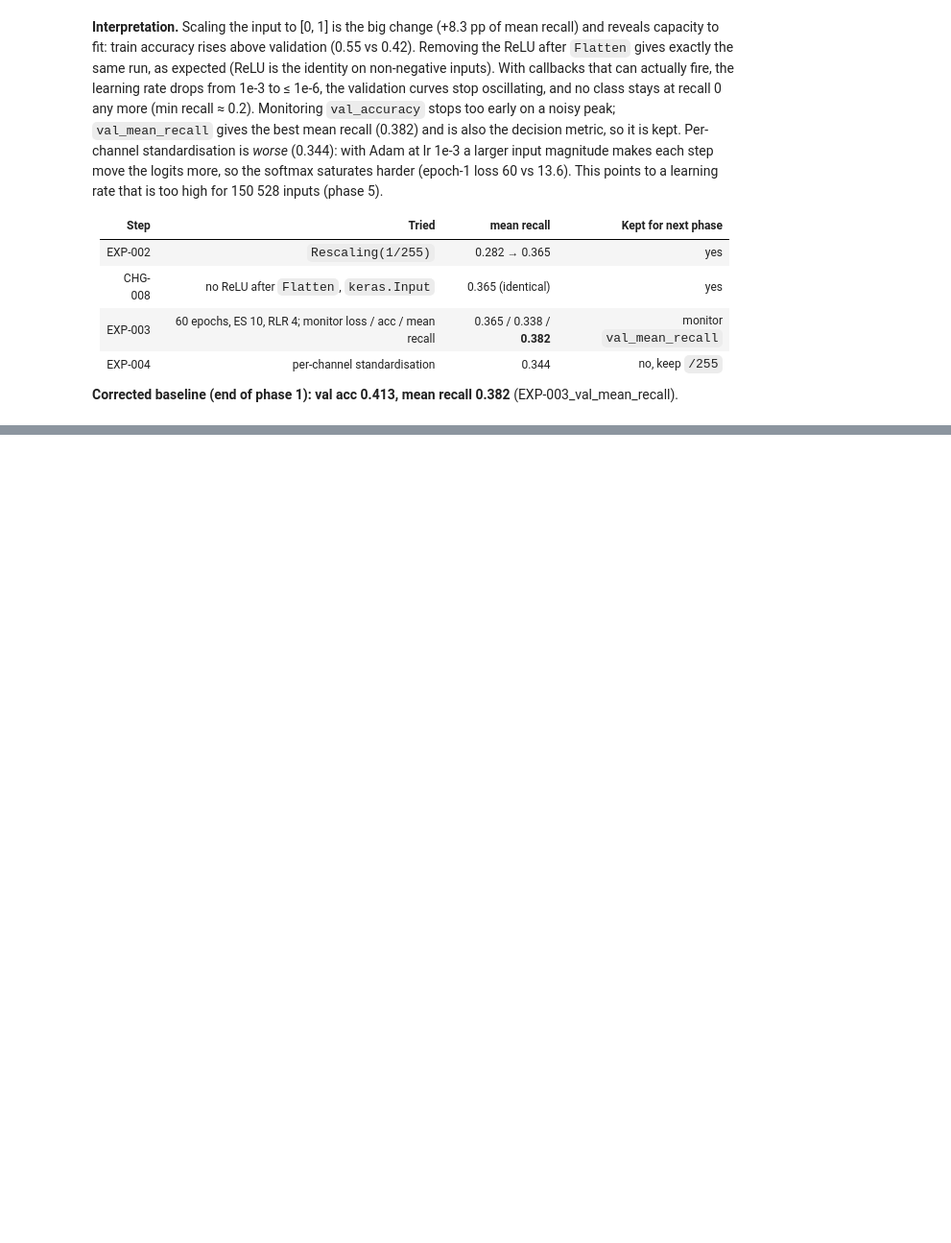
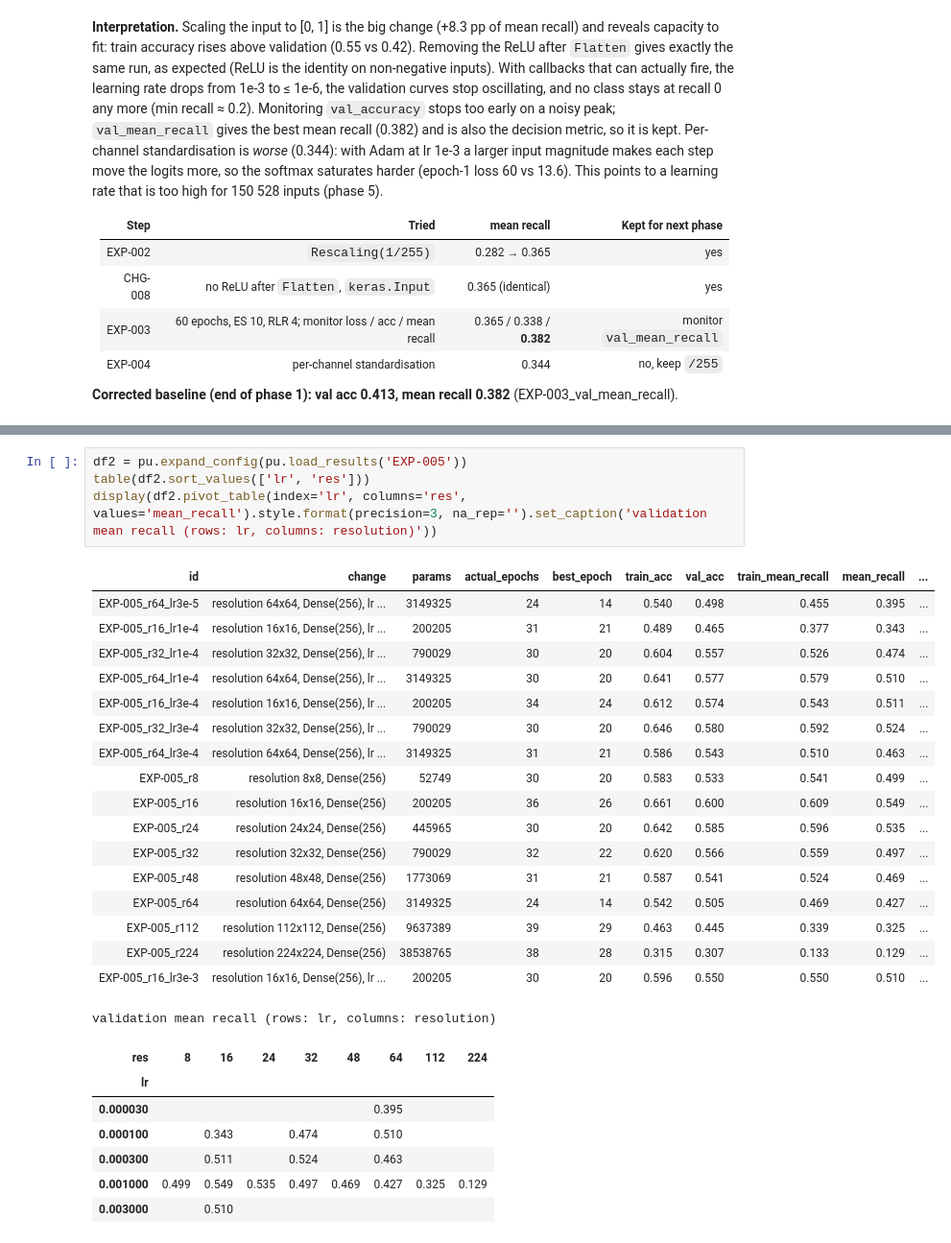
Before and after one commit to alexsierra45/image-recognition, a Jupyter notebook: hyperparameter_sweep.ipynb, the cells around one changed output, grey strips where cells are left out. Shown at 96% size. Cells and saved outputs as stored; diff of their text form; blank space fills up the shorter version.

```diff
--- a/hyperparameter_sweep.ipynb
+++ b/hyperparameter_sweep.ipynb
@@ -106,0 +114,30 @@ points to a learning rate that is too high for 150 528 inputs (phase 5).
+# %%
+df2 = pu.expand_config(pu.load_results('EXP-005'))
+table(df2.sort_values(['lr', 'res']))
+display(df2.pivot_table(index='lr', columns='res', values='mean_recall').style.format(precision=3, na_rep='').set_caption('validation mean recall (rows: lr, columns: resolution)'))
+# %% [output]
+| id | change | params | actual_epochs | best_epoch | train_acc | val_acc | train_mean_recall | mean_recall | ... |
+| EXP-005_r64_lr3e-5 | resolution 64x64, Dense(256), lr ... | 3149325 | 24 | 14 | 0.540 | 0.498 | 0.455 | 0.395 | ... |
+| EXP-005_r16_lr1e-4 | resolution 16x16, Dense(256), lr ... | 200205 | 31 | 21 | 0.489 | 0.465 | 0.377 | 0.343 | ... |
+| EXP-005_r32_lr1e-4 | resolution 32x32, Dense(256), lr ... | 790029 | 30 | 20 | 0.604 | 0.557 | 0.526 | 0.474 | ... |
+| EXP-005_r64_lr1e-4 | resolution 64x64, Dense(256), lr ... | 3149325 | 30 | 20 | 0.641 | 0.577 | 0.579 | 0.510 | ... |
+| EXP-005_r16_lr3e-4 | resolution 16x16, Dense(256), lr ... | 200205 | 34 | 24 | 0.612 | 0.574 | 0.543 | 0.511 | ... |
+| EXP-005_r32_lr3e-4 | resolution 32x32, Dense(256), lr ... | 790029 | 30 | 20 | 0.646 | 0.580 | 0.592 | 0.524 | ... |
+| EXP-005_r64_lr3e-4 | resolution 64x64, Dense(256), lr ... | 3149325 | 31 | 21 | 0.586 | 0.543 | 0.510 | 0.463 | ... |
+| EXP-005_r8 | resolution 8x8, Dense(256) | 52749 | 30 | 20 | 0.583 | 0.533 | 0.541 | 0.499 | ... |
+| EXP-005_r16 | resolution 16x16, Dense(256) | 200205 | 36 | 26 | 0.661 | 0.600 | 0.609 | 0.549 | ... |
+| EXP-005_r24 | resolution 24x24, Dense(256) | 445965 | 30 | 20 | 0.642 | 0.585 | 0.596 | 0.535 | ... |
+| EXP-005_r32 | resolution 32x32, Dense(256) | 790029 | 32 | 22 | 0.620 | 0.566 | 0.559 | 0.497 | ... |
+| EXP-005_r48 | resolution 48x48, Dense(256) | 1773069 | 31 | 21 | 0.587 | 0.541 | 0.524 | 0.469 | ... |
+| EXP-005_r64 | resolution 64x64, Dense(256) | 3149325 | 24 | 14 | 0.542 | 0.505 | 0.469 | 0.427 | ... |
+| EXP-005_r112 | resolution 112x112, Dense(256) | 9637389 | 39 | 29 | 0.463 | 0.445 | 0.339 | 0.325 | ... |
+| EXP-005_r224 | resolution 224x224, Dense(256) | 38538765 | 38 | 28 | 0.315 | 0.307 | 0.133 | 0.129 | ... |
+| EXP-005_r16_lr3e-3 | resolution 16x16, Dense(256), lr ... | 200205 | 30 | 20 | 0.596 | 0.550 | 0.550 | 0.510 | ... |
+validation mean recall (rows: lr, columns: resolution)
+| res | 8 | 16 | 24 | 32 | 48 | 64 | 112 | 224 |
+| lr |  |  |  |  |  |  |  |  |
+| 0.000030 |  |  |  |  |  | 0.395 |  |  |
+| 0.000100 |  | 0.343 |  | 0.474 |  | 0.510 |  |  |
+| 0.000300 |  | 0.511 |  | 0.524 |  | 0.463 |  |  |
+| 0.001000 | 0.499 | 0.549 | 0.535 | 0.497 | 0.469 | 0.427 | 0.325 | 0.129 |
+| 0.003000 |  | 0.510 |  |  |  |  |  |  |
```
Also changed, not shown: parts of 6 cells of this notebook, 25 other files.
